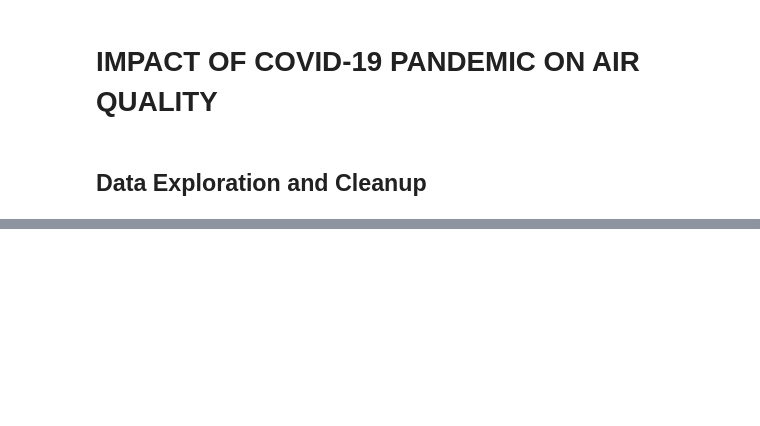
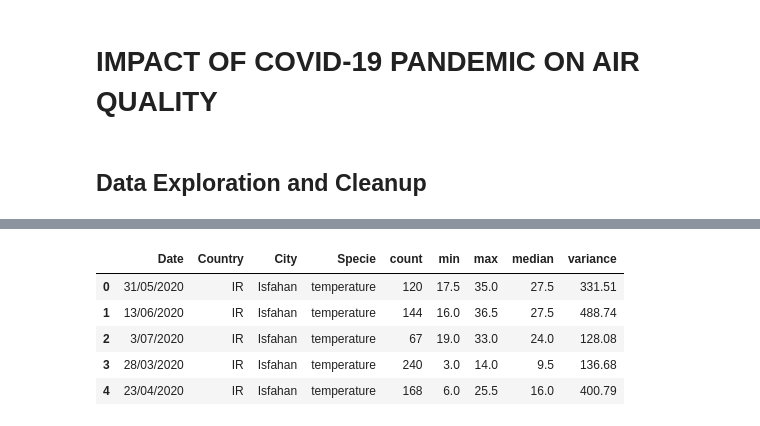
Before and after one commit to poojaisabelle/Project-One, a Jupyter notebook: data_exploration_cleanup_TRACEY.ipynb, the cells around one changed output, grey strips where cells are left out. Cells and saved outputs as stored; diff of their text form; code cells hidden in the pictures; blank space fills up the shorter version.

```diff
--- a/data_exploration_cleanup_TRACEY.ipynb
+++ b/data_exploration_cleanup_TRACEY.ipynb
@@ -4,0 +126,10 @@
+# %%
+df2020 = df_dict["df2020"]
+df2020.head()
+# %% [output]
+|  | Date | Country | City | Specie | count | min | max | median | variance |
+| 0 | 31/05/2020 | IR | Isfahan | temperature | 120 | 17.5 | 35.0 | 27.5 | 331.51 |
+| 1 | 13/06/2020 | IR | Isfahan | temperature | 144 | 16.0 | 36.5 | 27.5 | 488.74 |
+| 2 | 3/07/2020 | IR | Isfahan | temperature | 67 | 19.0 | 33.0 | 24.0 | 128.08 |
+| 3 | 28/03/2020 | IR | Isfahan | temperature | 240 | 3.0 | 14.0 | 9.5 | 136.68 |
+| 4 | 23/04/2020 | IR | Isfahan | temperature | 168 | 6.0 | 25.5 | 16.0 | 400.79 |
```
Also changed, not shown: parts of 27 cells of this notebook, 9 other files.
